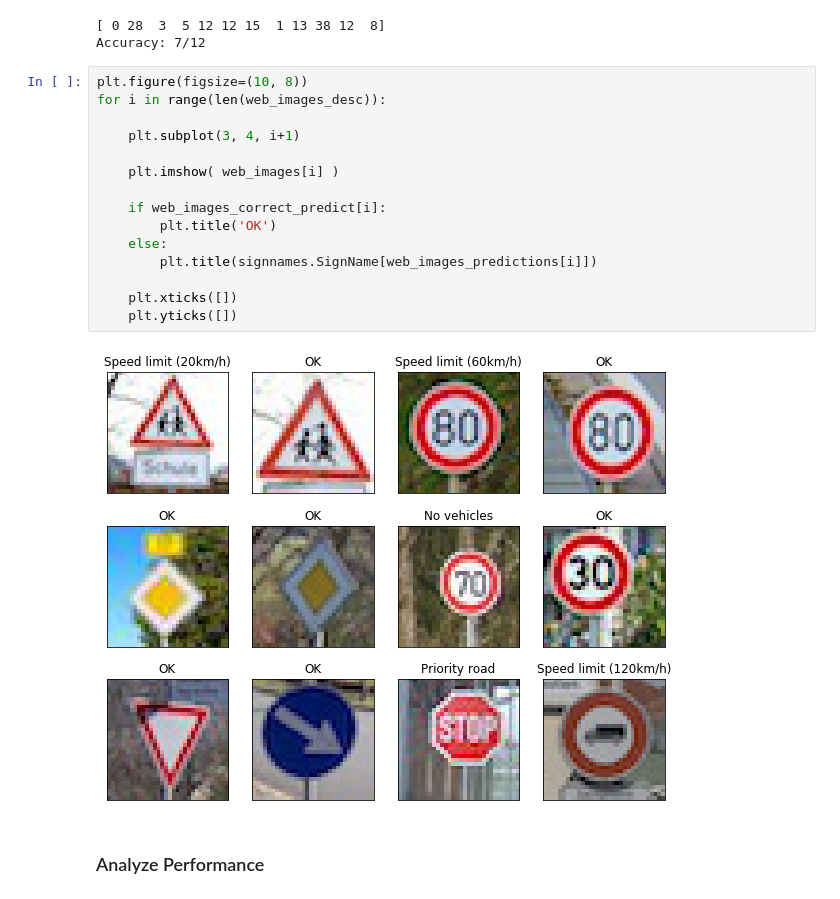
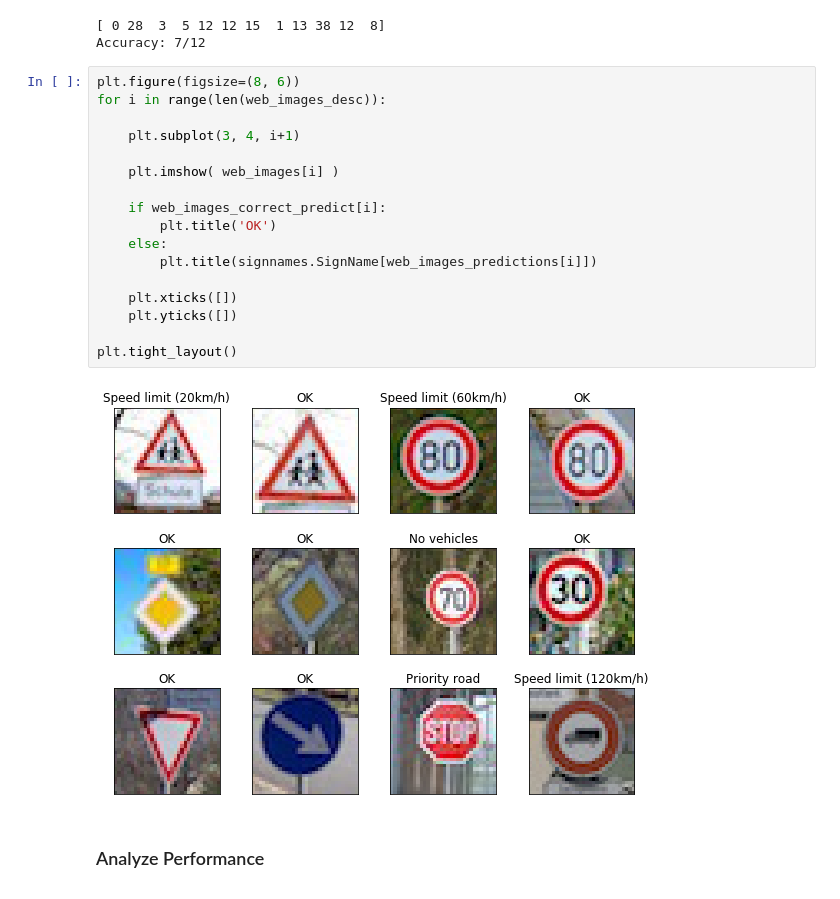
Before and after one commit to semeniuta/CarND-Traffic-Sign-Classifier-Project, a Jupyter notebook: Traffic_Sign_Classifier.ipynb, the cells around one changed output. Cells and saved outputs as stored; diff of their text form.

```diff
--- a/Traffic_Sign_Classifier.ipynb
+++ b/Traffic_Sign_Classifier.ipynb
@@ -315,22 +322,24 @@ with tf.Session() as session:
 [ 0 28  3  5 12 12 15  1 13 38 12  8]
 Accuracy: 7/12
 # %%
-plt.figure(figsize=(10, 8))
+plt.figure(figsize=(8, 6))
 for i in range(len(web_images_desc)):
 
     plt.subplot(3, 4, i+1)
 
     plt.imshow( web_images[i] )
 
     if web_images_correct_predict[i]:
         plt.title('OK')
     else:
         plt.title(signnames.SignName[web_images_predictions[i]])
 
     plt.xticks([])
     plt.yticks([])
+
+plt.tight_layout()
 # %% [output]
-[figure, old version]
+[figure, new version]
 # %% [markdown]
 ### Analyze Performance
 # %%
```
Also changed, not shown: parts of 8 cells of this notebook, 7 other files.
